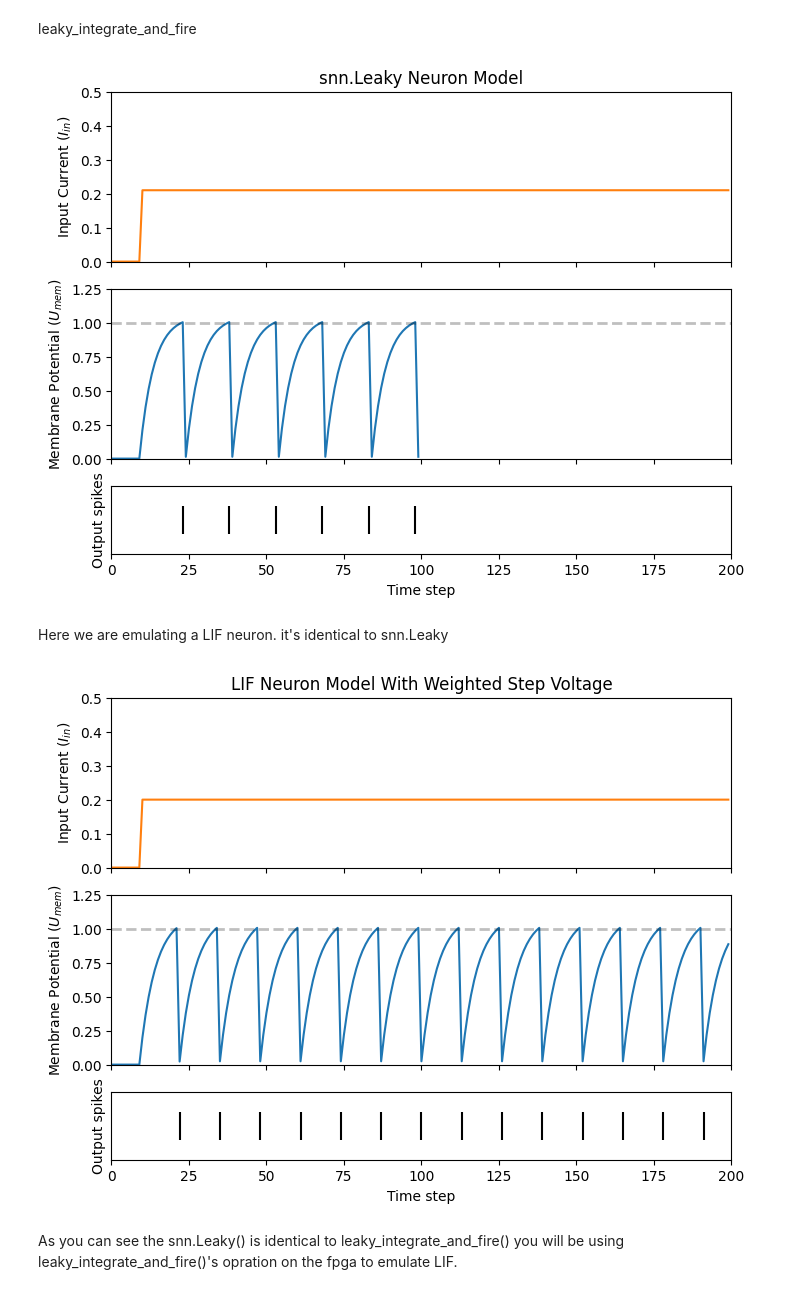
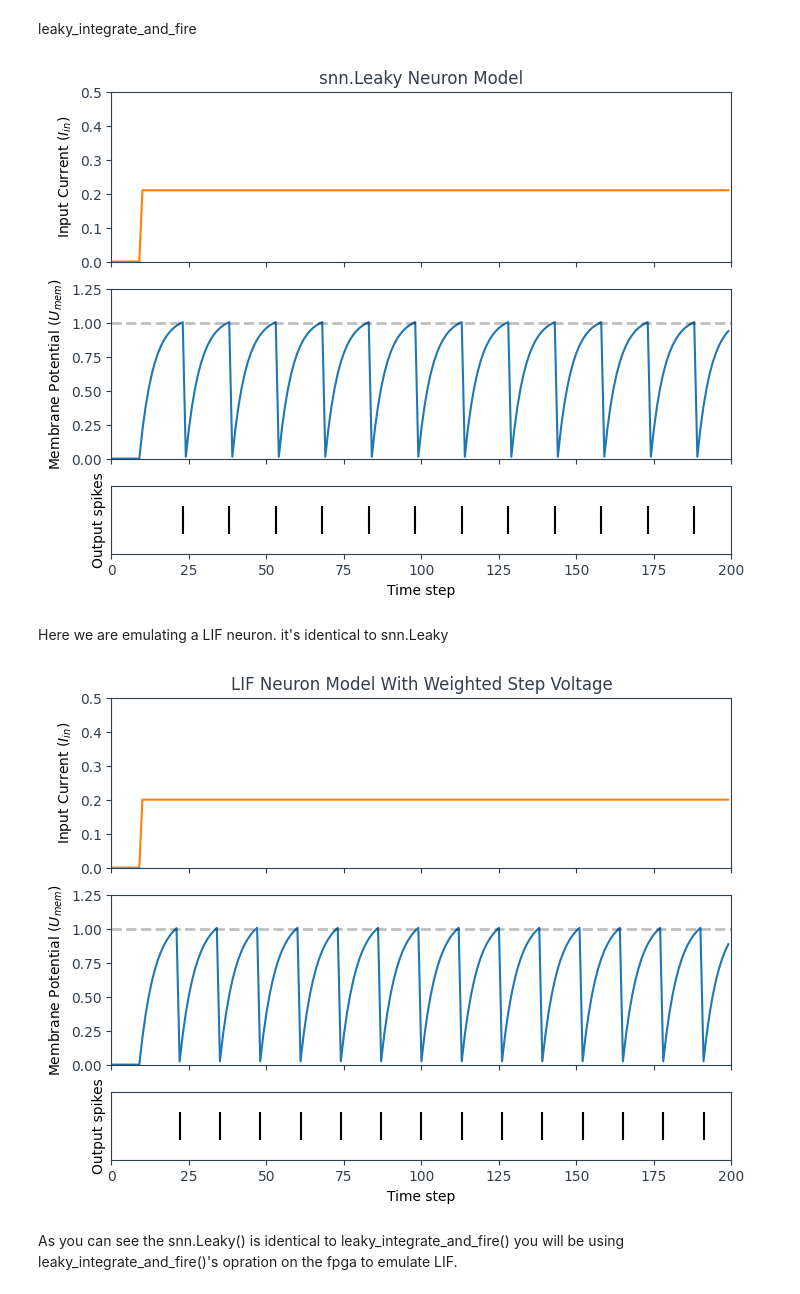
Before and after one commit to SoupBoi1/1Moble_Game_I_think, a Jupyter notebook: examples/tutorial_1_spikegen.ipynb, the cells around one changed output. Cells and saved outputs as stored; diff of their text form; code cells hidden in the pictures.

```diff
--- a/examples/tutorial_1_spikegen.ipynb
+++ b/examples/tutorial_1_spikegen.ipynb
@@ -610,28 +610,29 @@ leaky_integrate_and_fire
 # %%
 lif1 = snn.Leaky(beta=0.8)
 # %%
+num_steps = 200
 # Small step current input
 w=0.21
 cur_in = torch.cat((torch.zeros(10), torch.ones(190)*w), 0)
 mem = torch.zeros(1)
 spk = torch.zeros(1)
 mem_rec = []
 spk_rec = []
 
 # neuron simulation
 for step in range(num_steps):
   spk, mem = lif1(cur_in[step], mem)
   mem_rec.append(mem)
   spk_rec.append(spk)
 
 # convert lists to tensors
 mem_rec = torch.stack(mem_rec)
 spk_rec = torch.stack(spk_rec)
 
 plot_cur_mem_spk(cur_in, mem_rec, spk_rec, thr_line=1, ylim_max1=0.5,
                  title="snn.Leaky Neuron Model")
 # %% [output]
-[figure, old version]
+[figure, new version]
 # %% [markdown]
 Here we are emulating a LIF neuron. it's identical to snn.Leaky
 # %%
@@ -666,7 +667,7 @@ spk_rec = torch.stack(spk_rec)
 plot_cur_mem_spk(x*w, mem_rec, spk_rec, thr_line=1,ylim_max1=0.5,
                  title="LIF Neuron Model With Weighted Step Voltage")
 # %% [output]
-[figure, old version]
+[figure, new version]
 # %% [markdown]
 As you can see the snn.Leaky() is identical to leaky_integrate_and_fire() you will be using leaky_integrate_and_fire()'s opration on the fpga to emulate  LIF.
 # %% [markdown]
```
Also changed, not shown: parts of 39 cells of this notebook.
